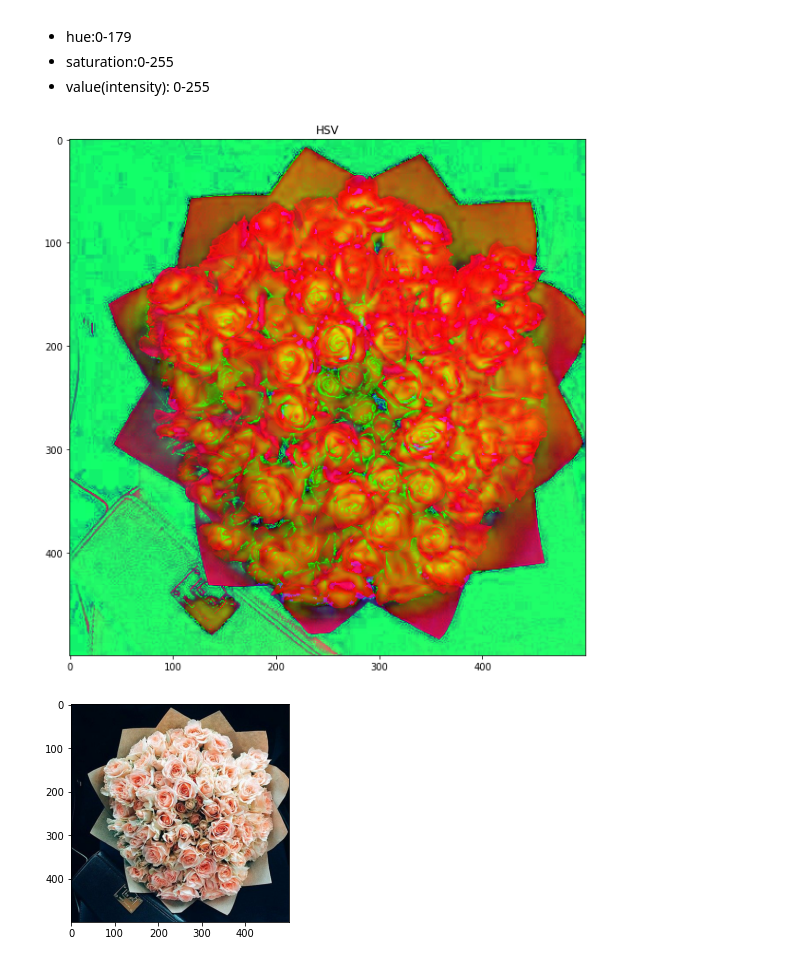
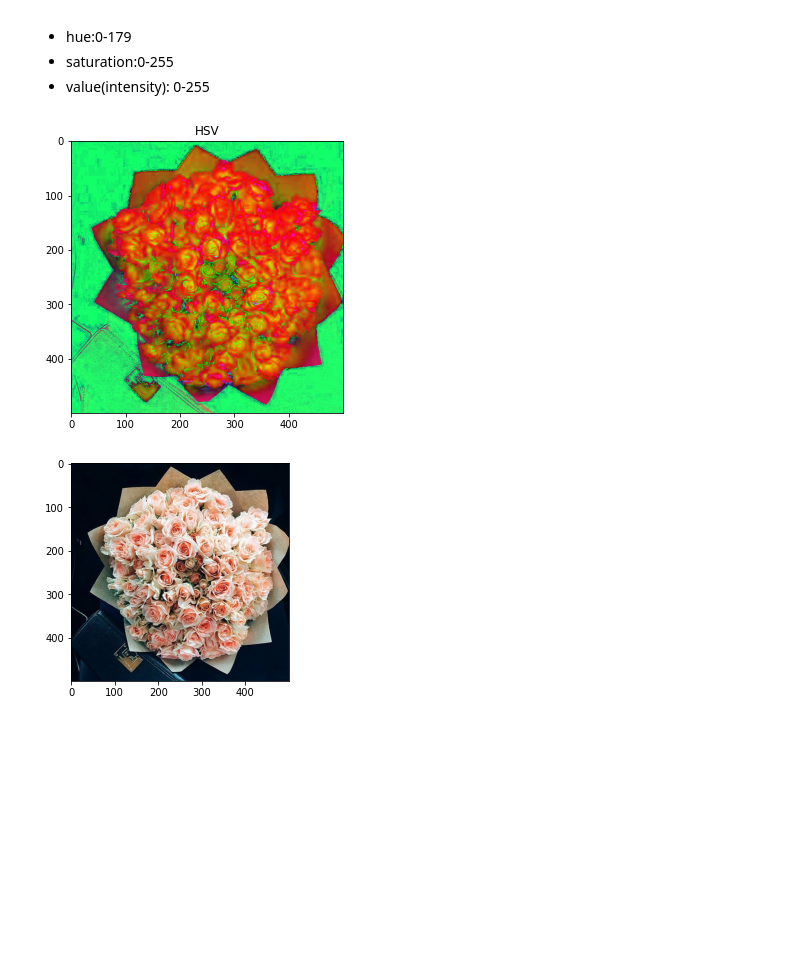
Before and after one commit to maliekici/zero_to_ComputerVision, a Jupyter notebook: lectures/color_spaces_drawing_imagesL2.ipynb, the cells around one changed output. Drawn from its saved outputs; the diff is of its cells as text; code cells hidden in the pictures; blank space fills up the shorter version.

Commit message:
/color_spaces_drawing_images

```diff
--- a/lectures/color_spaces_drawing_imagesL2.ipynb
+++ b/lectures/color_spaces_drawing_imagesL2.ipynb
@@ -75,10 +77,10 @@ image_show1('boost blue', merged2)
 # %%
 image = cv2.imread('img_folder/3.jpg')
 #convert hsv
 hsv_image = cv2.cvtColor(image, cv2.COLOR_BGR2HSV)
-image_show1('HSV', hsv_image)
+image_show1('HSV', hsv_image, 5)
 # %% [output]
-[figure, old version]
+[figure, new version]
 # %%
 plt.imshow(cv2.cvtColor(hsv_image, cv2.COLOR_HSV2RGB))
 plt.show()
```
Also changed, not shown: parts of 19 cells of this notebook.
